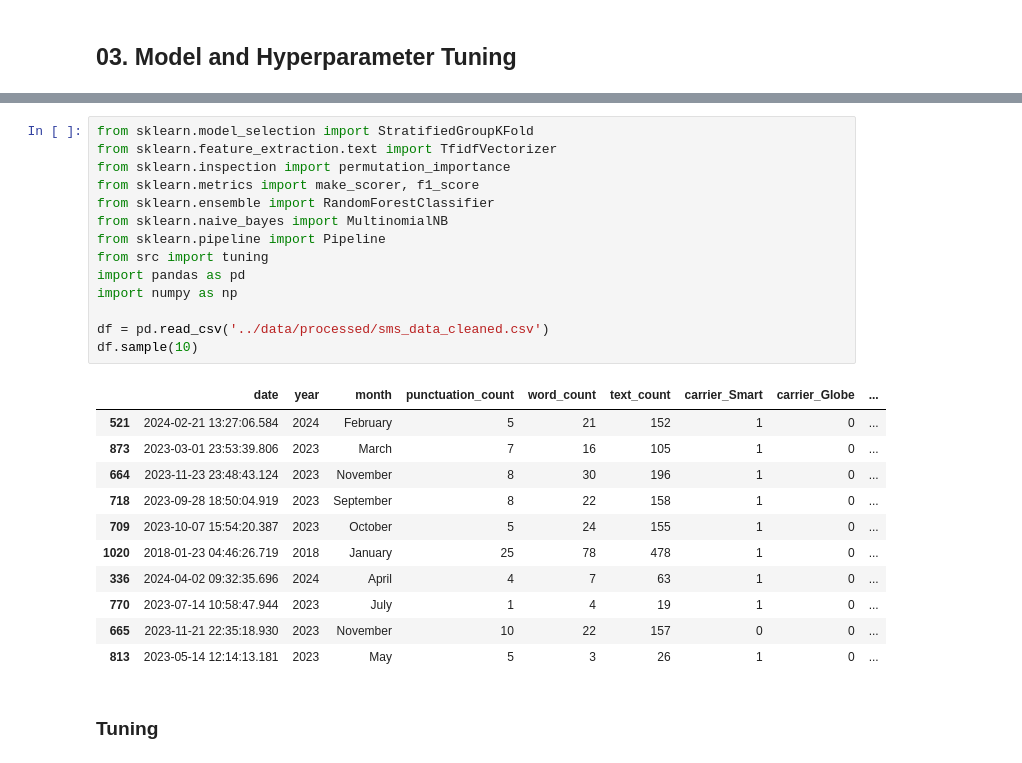
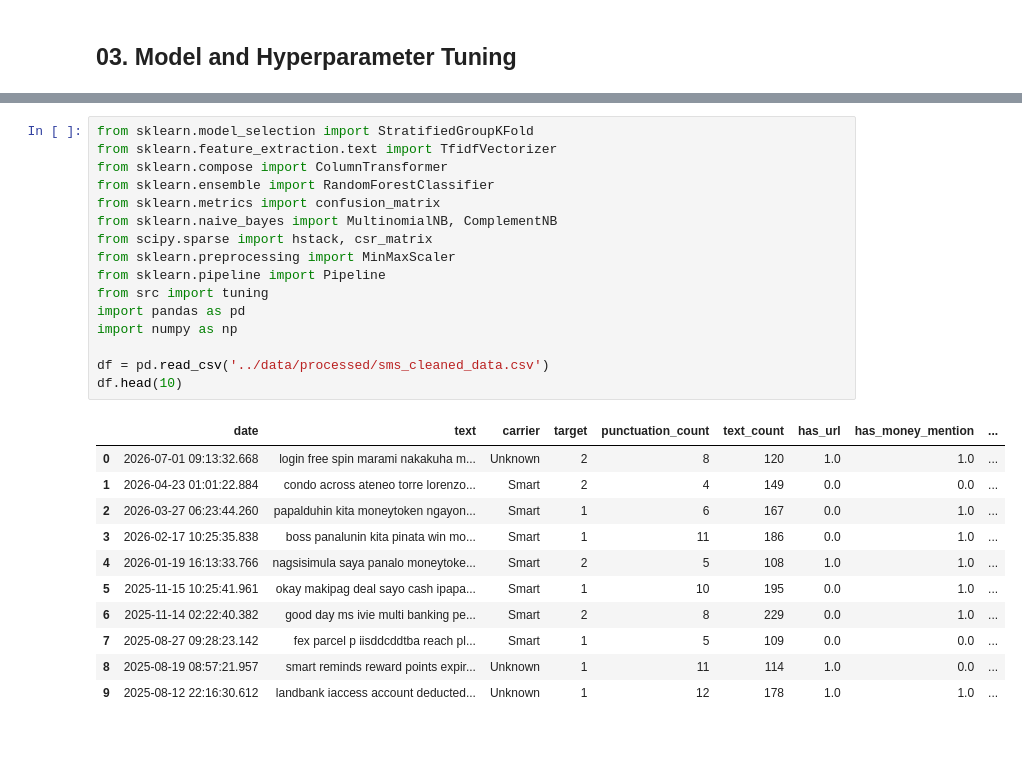
Before and after one commit to leiandrei/sms-smishing-classification, a Jupyter notebook: notebooks/04_model_tuning.ipynb, the cells around one changed output, grey strips where cells are left out. Cells and saved outputs as stored; diff of their text form.

Commit message:
fix(chore): revised the initial tuning and added complementNB to the evaluation.

```diff
--- a/notebooks/04_model_tuning.ipynb
+++ b/notebooks/04_model_tuning.ipynb
@@ -11,28 +10,28 @@ KeyboardInterrupt:
 # %%
 from sklearn.model_selection import StratifiedGroupKFold
 from sklearn.feature_extraction.text import TfidfVectorizer
-from sklearn.inspection import permutation_importance
-from sklearn.metrics import make_scorer, f1_score
+from sklearn.compose import ColumnTransformer
 from sklearn.ensemble import RandomForestClassifier
-from sklearn.naive_bayes import MultinomialNB
+from sklearn.metrics import confusion_matrix
+from sklearn.naive_bayes import MultinomialNB, ComplementNB
+from scipy.sparse import hstack, csr_matrix
+from sklearn.preprocessing import MinMaxScaler
 from sklearn.pipeline import Pipeline
 from src import tuning
 import pandas as pd
 import numpy as np
 
-df = pd.read_csv('../data/processed/sms_data_cleaned.csv')
-df.sample(10)
+df = pd.read_csv('../data/processed/sms_cleaned_data.csv')
+df.head(10)
 # %% [output]
-|  | date | year | month | punctuation_count | word_count | text_count | carrier_Smart | carrier_Globe | ... |
-| 521 | 2024-02-21 13:27:06.584 | 2024 | February | 5 | 21 | 152 | 1 | 0 | ... |
-| 873 | 2023-03-01 23:53:39.806 | 2023 | March | 7 | 16 | 105 | 1 | 0 | ... |
-| 664 | 2023-11-23 23:48:43.124 | 2023 | November | 8 | 30 | 196 | 1 | 0 | ... |
-| 718 | 2023-09-28 18:50:04.919 | 2023 | September | 8 | 22 | 158 | 1 | 0 | ... |
-| 709 | 2023-10-07 15:54:20.387 | 2023 | October | 5 | 24 | 155 | 1 | 0 | ... |
-| 1020 | 2018-01-23 04:46:26.719 | 2018 | January | 25 | 78 | 478 | 1 | 0 | ... |
-| 336 | 2024-04-02 09:32:35.696 | 2024 | April | 4 | 7 | 63 | 1 | 0 | ... |
-| 770 | 2023-07-14 10:58:47.944 | 2023 | July | 1 | 4 | 19 | 1 | 0 | ... |
-| 665 | 2023-11-21 22:35:18.930 | 2023 | November | 10 | 22 | 157 | 0 | 0 | ... |
-| 813 | 2023-05-14 12:14:13.181 | 2023 | May | 5 | 3 | 26 | 1 | 0 | ... |
+|  | date | text | carrier | target | punctuation_count | text_count | has_url | has_money_mention | ... |
+| 0 | 2026-07-01 09:13:32.668 | login free spin marami nakakuha m... | Unknown | 2 | 8 | 120 | 1.0 | 1.0 | ... |
+| 1 | 2026-04-23 01:01:22.884 | condo across ateneo torre lorenzo... | Smart | 2 | 4 | 149 | 0.0 | 0.0 | ... |
+| 2 | 2026-03-27 06:23:44.260 | papalduhin kita moneytoken ngayon... | Smart | 1 | 6 | 167 | 0.0 | 1.0 | ... |
+| 3 | 2026-02-17 10:25:35.838 | boss panalunin kita pinata win mo... | Smart | 1 | 11 | 186 | 0.0 | 1.0 | ... |
+| 4 | 2026-01-19 16:13:33.766 | nagsisimula saya panalo moneytoke... | Smart | 2 | 5 | 108 | 1.0 | 1.0 | ... |
+| 5 | 2025-11-15 10:25:41.961 | okay makipag deal sayo cash ipapa... | Smart | 1 | 10 | 195 | 0.0 | 1.0 | ... |
+| 6 | 2025-11-14 02:22:40.382 | good day ms ivie multi banking pe... | Smart | 2 | 8 | 229 | 0.0 | 1.0 | ... |
+| 7 | 2025-08-27 09:28:23.142 | fex parcel p iisddcddtba reach pl... | Smart | 1 | 5 | 109 | 0.0 | 0.0 | ... |
+| 8 | 2025-08-19 08:57:21.957 | smart reminds reward points expir... | Unknown | 1 | 11 | 114 | 1.0 | 0.0 | ... |
+| 9 | 2025-08-12 22:16:30.612 | landbank iaccess account deducted... | Unknown | 1 | 12 | 178 | 1.0 | 1.0 | ... |
-# %% [markdown]
-### Tuning
```
Also changed, not shown: parts of 29 cells of this notebook.
